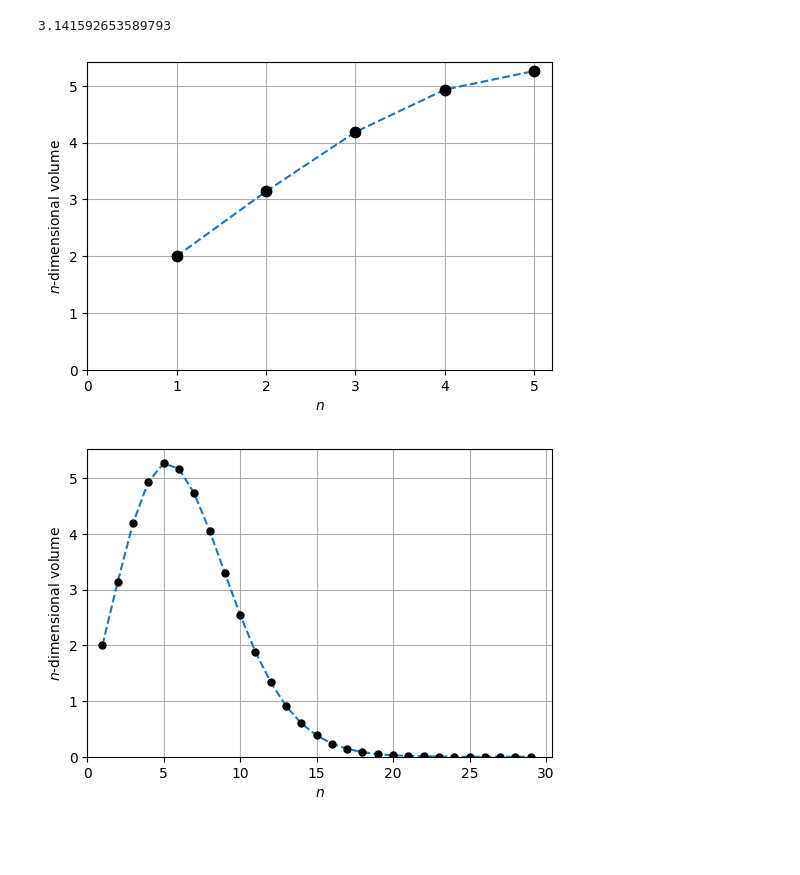
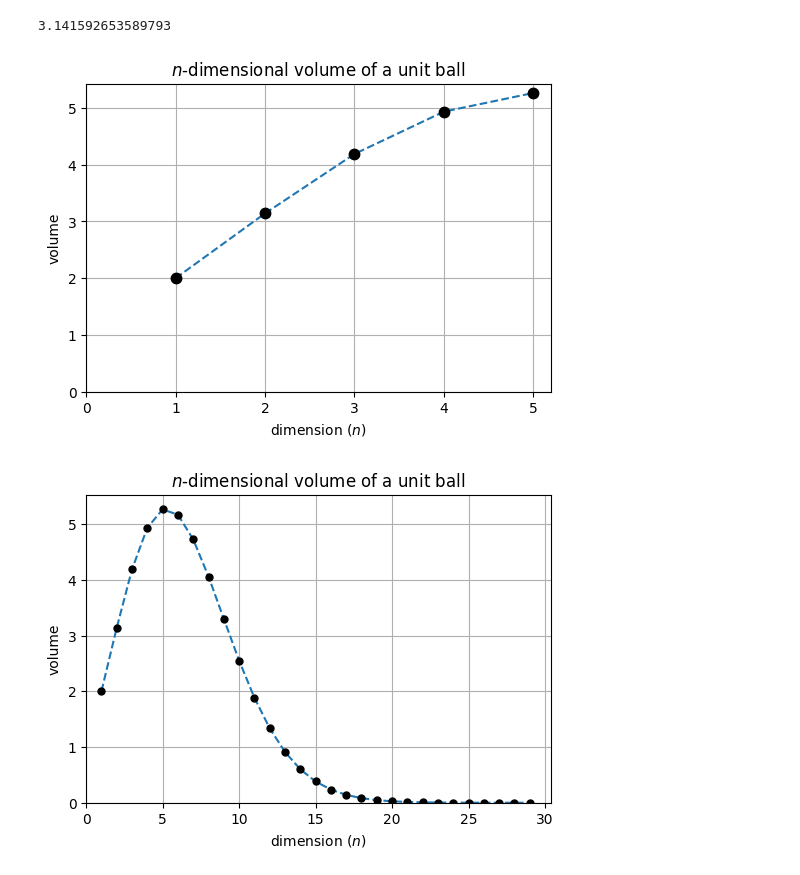
Before and after one commit to MICS-Lab/XmasPresentation2023PRFD, a Jupyter notebook: gene_plots.ipynb, the cells around one changed output. Saved outputs shown, nothing was run; the diff lists cells and outputs as text; code cells hidden in the pictures; blank space fills up the shorter version.

Commit message:
added title

```diff
--- a/gene_plots.ipynb
+++ b/gene_plots.ipynb
@@ -210,34 +210,36 @@ np.pi
 # %%
 N = 30
 pis = np.zeros(N)
 dims = np.arange(N)
 pis[1] = 2
 pis[2] = np.pi
 for i in range(3,N):
     p = pis[i-2]
     pis[i] = p*(2*np.pi/i)
 
 # print(pis)
 
 plt.figure(figsize=(6,4))
 plt.plot(dims[1:6], pis[1:6], '--')
 plt.plot(dims[1:6], pis[1:6], 'k.', ms=15)
-plt.xlabel('$n$')
-plt.ylabel('$n$-dimensional volume')
+plt.xlabel('dimension ($n$)')
+plt.ylabel('volume')
+plt.title('$n$-dimensional volume of a unit ball')
 plt.grid(True)
 plt.xlim(0, None)
 plt.ylim(0, None)
 plt.show()
 
 plt.figure(figsize=(6,4))
 plt.plot(dims[1:], pis[1:], '--')
 plt.plot(dims[1:], pis[1:], 'k.', ms=10)
-plt.xlabel('$n$')
-plt.ylabel('$n$-dimensional volume')
+plt.xlabel('dimension ($n$)')
+plt.ylabel('volume')
+plt.title('$n$-dimensional volume of a unit ball')
 plt.grid(True)
 plt.xlim(0, None)
 plt.ylim(0, None)
 plt.show()
 # %% [output]
-[figure, old version]
+[figure, new version]
-[figure, old version]
+[figure, new version]
```
